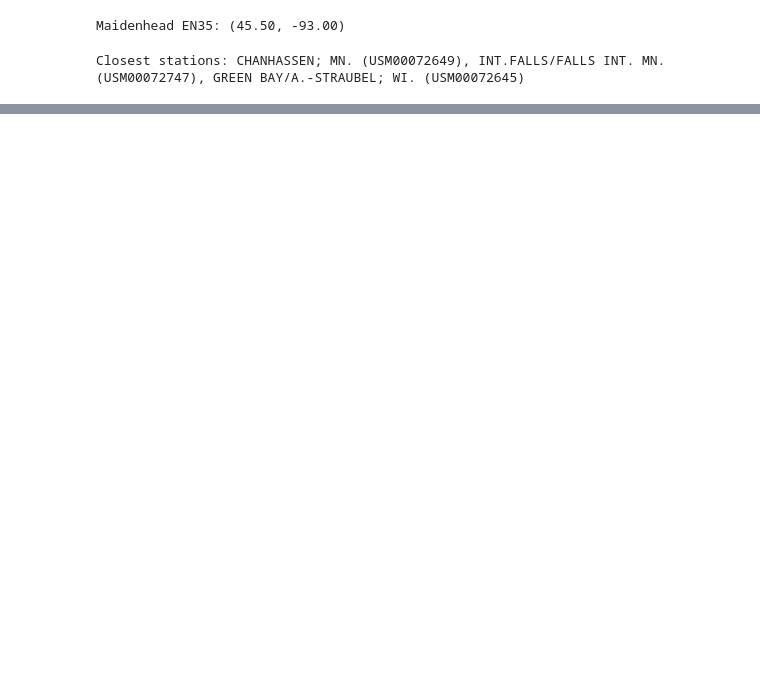
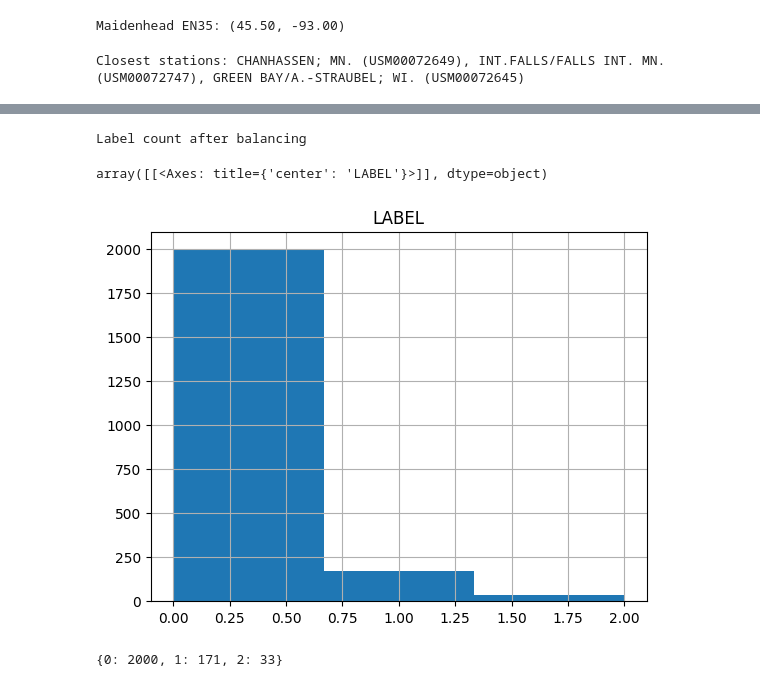
Before and after one commit to olievortex/olieigra, a Jupyter notebook: experiments/storm_events/30_maidenhead_igra_en35.ipynb, the cells around one changed output, grey strips where cells are left out. Saved outputs shown, nothing was run; the diff lists cells and outputs as text; code cells hidden in the pictures; blank space fills up the shorter version.

```diff
--- a/experiments/storm_events/30_maidenhead_igra_en35.ipynb
+++ b/experiments/storm_events/30_maidenhead_igra_en35.ipynb
@@ -152,0 +167,13 @@ df_severe.to_csv(f'{IGRA_MAIDENHEAD_PATH}/{MAIDENHEAD}.csv', index=False)
+# %%
+df_balanced_features, df_balanced_labels = undersample_non_severe(df_features, df_labels, 2000)
+# %%
+print('Label count after balancing')
+df_balanced_labels.hist(bins=3)
+# %% [output]
+Label count after balancing
+array([[<Axes: title={'center': 'LABEL'}>]], dtype=object)
+[figure, added]
+# %%
+df_balanced_labels['LABEL'].value_counts().to_dict()
+# %% [output]
+{0: 2000, 1: 171, 2: 33}
```
Also changed, not shown: parts of 11 cells of this notebook, 3 other files.
